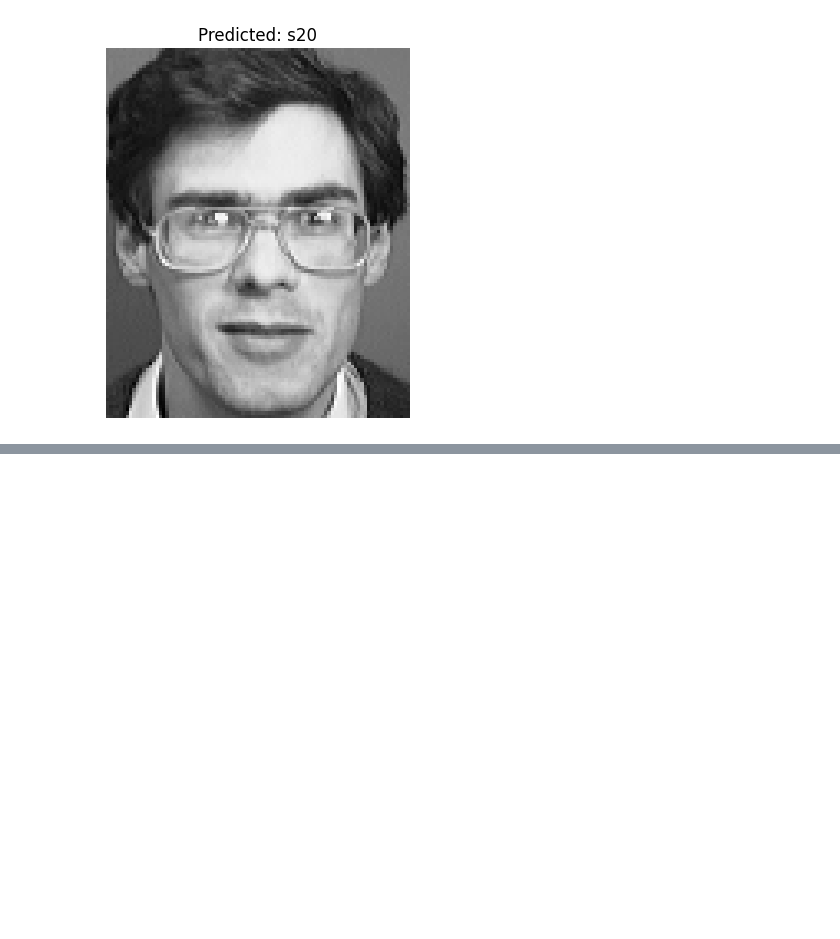
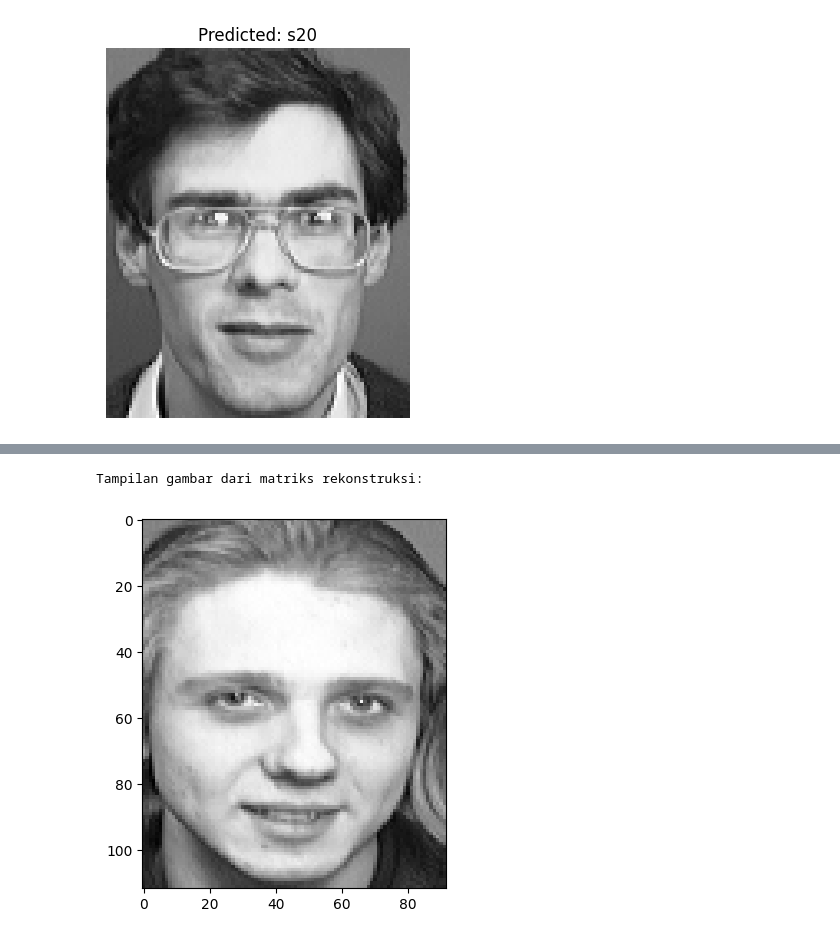
Before and after one commit to Nacxht/komputasi-aljabar-linier, a Jupyter notebook: src/eigenfaces/eigenfaces.ipynb, the cells around one changed output, grey strips where cells are left out. Cells and saved outputs as stored; diff of their text form; code cells hidden in the pictures; blank space fills up the shorter version.

```diff
--- a/src/eigenfaces/eigenfaces.ipynb
+++ b/src/eigenfaces/eigenfaces.ipynb
@@ -400,0 +468,3 @@ for i in range(5):
+# %%
+# membagi matriks gambar menjadi 3 bagian menggunakan SVD
+U2, S2, Vt2 = np.linalg.svd(image)
@@ -400,0 +581,2 @@ for i in range(5):
+# %%
+S2_vessel = np.zeros((112, 92))
@@ -400,0 +589,9 @@ for i in range(5):
+# %%
+# mengisi variabel S2 dengan matriks yang telah di-fill
+S2 = S2_vessel
+
+# menampilkan shape dari S2 yang baru
+print(f"Shape S baru: {S2.shape}")
+
+# menampilkan isi dari array/matriks S2 yang baru
+print(f"\nArray/matriks S baru:\n{S2}")
@@ -400,0 +630,3 @@ for i in range(5):
+# %%
+# mengkalikan U, S, dan Vt untuk mendapatkan nilai awal dari matriks gambar
+reconstructed_matrix = U2 @ S2 @ Vt2
@@ -400,0 +686,8 @@ for i in range(5):
+# %%
+# menampilkan gambar dari matriks rekonstruksi
+print("Tampilan gambar dari matriks rekonstruksi:")
+plt.imshow(reconstructed_matrix, cmap='gray')
+plt.show()
+# %% [output]
+Tampilan gambar dari matriks rekonstruksi:
+[figure, added]
```
Also changed, not shown: parts of 30 cells of this notebook, 2 other files.
